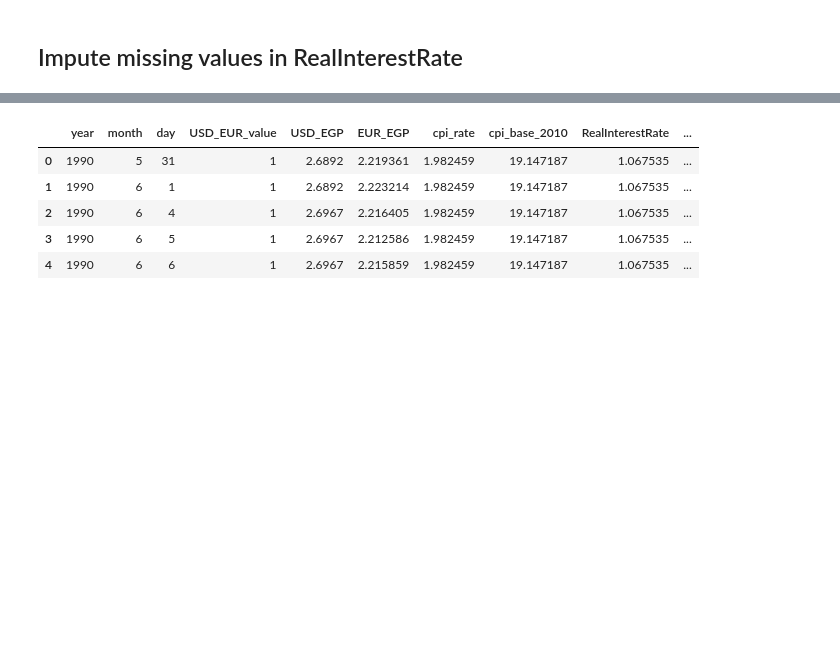
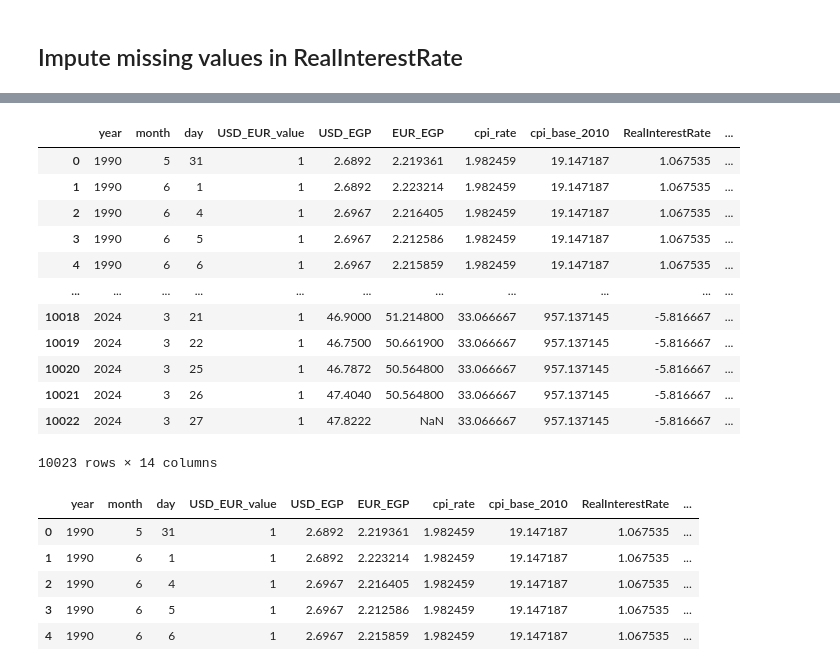
Before and after one commit to heso501Dev/InflationPredection, a Jupyter notebook: dataCleaning.ipynb, the cells around one changed output, grey strips where cells are left out. Saved outputs shown, nothing was run; the diff lists cells and outputs as text; code cells hidden in the pictures; blank space fills up the shorter version.

```diff
--- a/dataCleaning.ipynb
+++ b/dataCleaning.ipynb
@@ -244,3 +258,19 @@ re
+# %%
+df.fillna(df["XAU_Price"])
+# %% [output]
+|  | year | month | day | USD_EUR_value | USD_EGP | EUR_EGP | cpi_rate | cpi_base_2010 | RealInterestRate | ... |
+| 0 | 1990 | 5 | 31 | 1 | 2.6892 | 2.219361 | 1.982459 | 19.147187 | 1.067535 | ... |
+| 1 | 1990 | 6 | 1 | 1 | 2.6892 | 2.223214 | 1.982459 | 19.147187 | 1.067535 | ... |
+| 2 | 1990 | 6 | 4 | 1 | 2.6967 | 2.216405 | 1.982459 | 19.147187 | 1.067535 | ... |
+| 3 | 1990 | 6 | 5 | 1 | 2.6967 | 2.212586 | 1.982459 | 19.147187 | 1.067535 | ... |
+| 4 | 1990 | 6 | 6 | 1 | 2.6967 | 2.215859 | 1.982459 | 19.147187 | 1.067535 | ... |
+| ... | ... | ... | ... | ... | ... | ... | ... | ... | ... | ... |
+| 10018 | 2024 | 3 | 21 | 1 | 46.9000 | 51.214800 | 33.066667 | 957.137145 | -5.816667 | ... |
+| 10019 | 2024 | 3 | 22 | 1 | 46.7500 | 50.661900 | 33.066667 | 957.137145 | -5.816667 | ... |
+| 10020 | 2024 | 3 | 25 | 1 | 46.7872 | 50.564800 | 33.066667 | 957.137145 | -5.816667 | ... |
+| 10021 | 2024 | 3 | 26 | 1 | 47.4040 | 50.564800 | 33.066667 | 957.137145 | -5.816667 | ... |
+| 10022 | 2024 | 3 | 27 | 1 | 47.8222 | NaN | 33.066667 | 957.137145 | -5.816667 | ... |
+10023 rows × 14 columns
 # %%
 column_to_drop = 'EUR/USD'
 df.drop(column_to_drop, axis=1, inplace=True)
```
Also changed, not shown: parts of 8 cells of this notebook, 7 other files.
